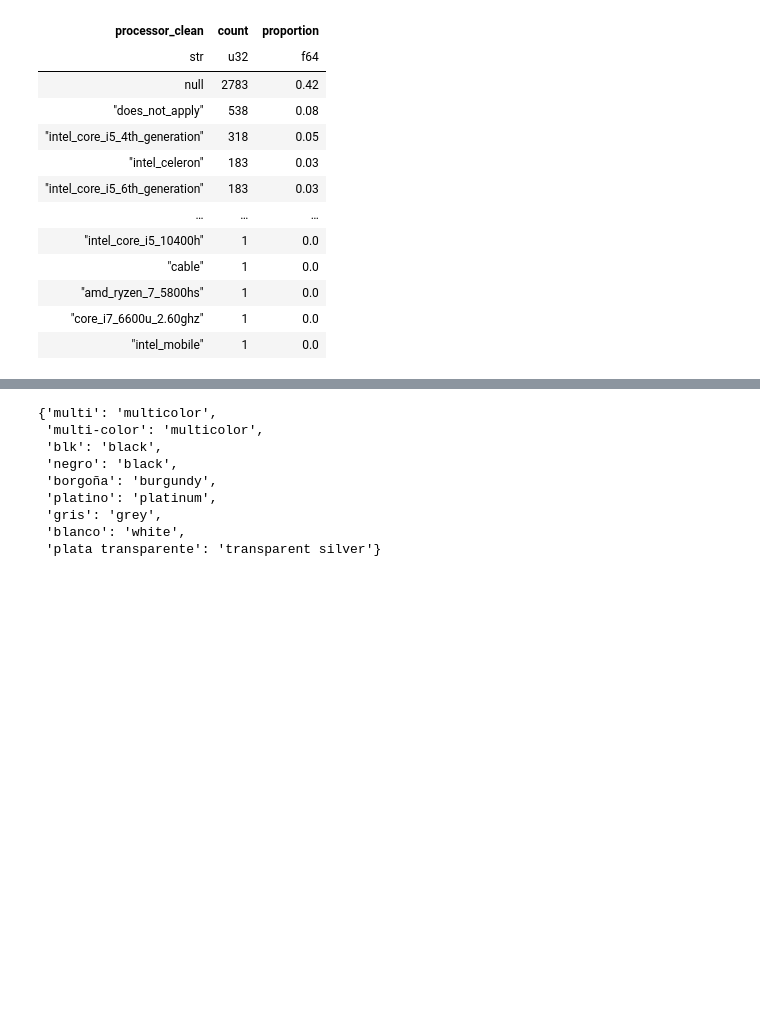
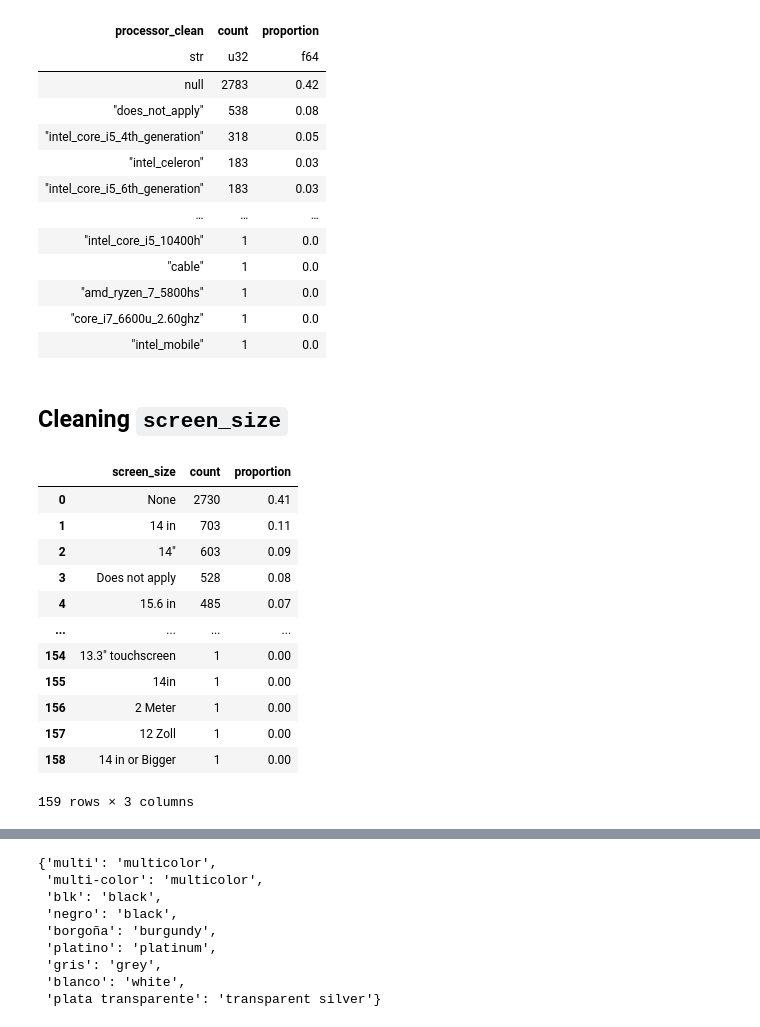
Before and after one commit to jxareas/laptop-price-catboost, a Jupyter notebook: notebooks/laptop_data_cleansing.ipynb, the cells around one changed output, grey strips where cells are left out. Saved outputs shown, nothing was run; the diff lists cells and outputs as text; code cells hidden in the pictures; blank space fills up the shorter version.

```diff
--- a/notebooks/laptop_data_cleansing.ipynb
+++ b/notebooks/laptop_data_cleansing.ipynb
@@ -847,3 +847,27 @@ shape: (414, 3)
 | "amd_ryzen_7_5800hs" | 1 | 0.0 |
 | "core_i7_6600u_2.60ghz" | 1 | 0.0 |
 | "intel_mobile" | 1 | 0.0 |
+# %% [markdown]
+## Cleaning `screen_size`
+# %%
+# Screen size value counts and their proportion
+df['screen_size'].value_counts(
+    sort=True,
+    parallel=True,
+).with_columns(
+    (pl.col('count') / df.height).round(2).alias('proportion')
+).to_pandas()
+# %% [output]
+|  | screen_size | count | proportion |
+| 0 | None | 2730 | 0.41 |
+| 1 | 14 in | 703 | 0.11 |
+| 2 | 14" | 603 | 0.09 |
+| 3 | Does not apply | 528 | 0.08 |
+| 4 | 15.6 in | 485 | 0.07 |
+| ... | ... | ... | ... |
+| 154 | 13.3" touchscreen | 1 | 0.00 |
+| 155 | 14in | 1 | 0.00 |
+| 156 | 2 Meter | 1 | 0.00 |
+| 157 | 12 Zoll | 1 | 0.00 |
+| 158 | 14 in or Bigger | 1 | 0.00 |
+159 rows × 3 columns
```
Also changed, not shown: parts of 29 cells of this notebook, 1 other file.
